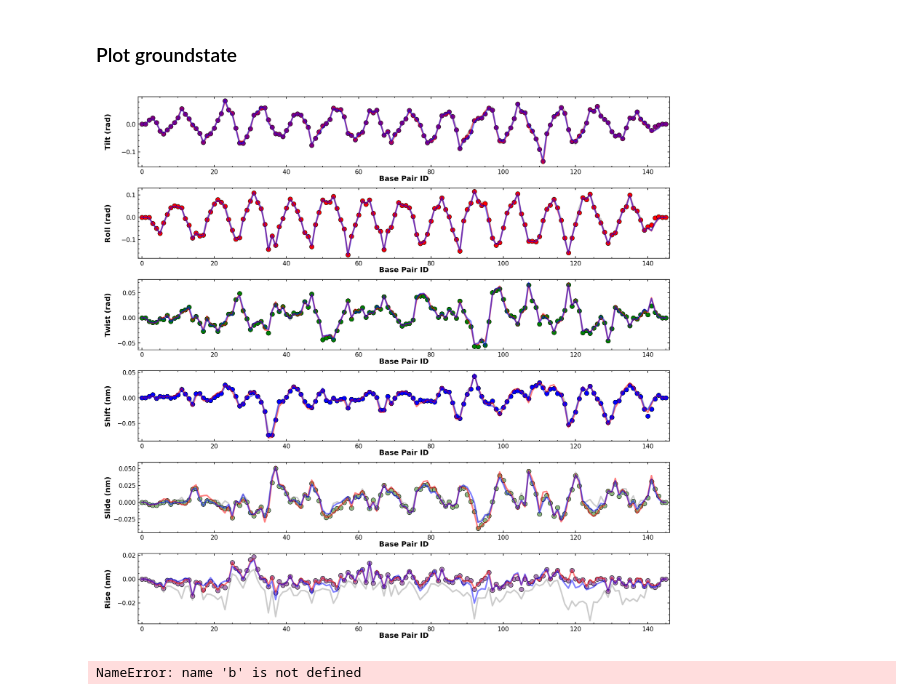
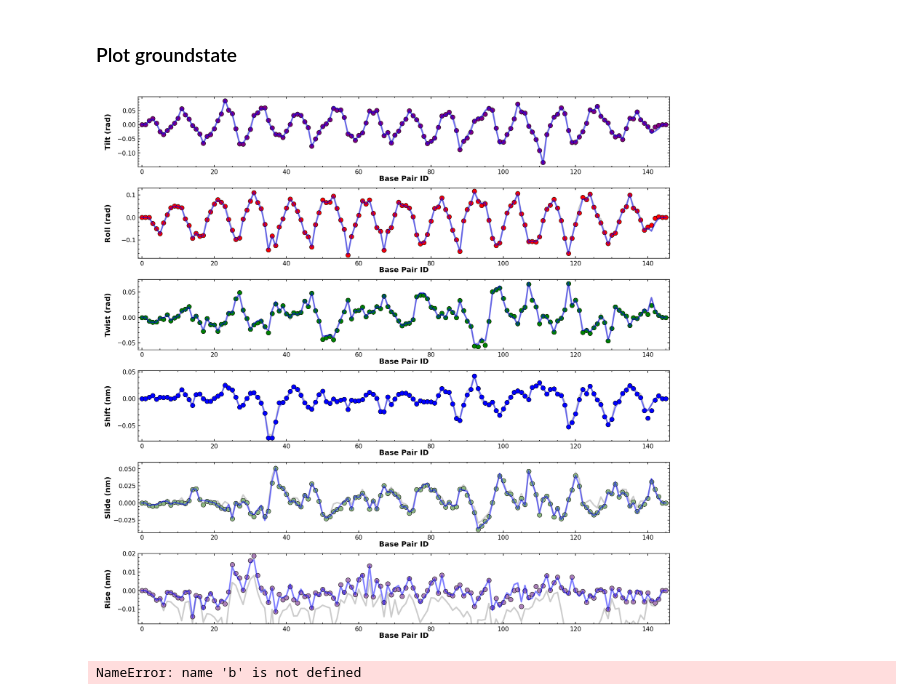
Before and after one commit to ymanish/NucFreeEnergy, a Jupyter notebook: test_theory.ipynb, the cells around one changed output. Cells and saved outputs as stored; diff of their text form; code cells hidden in the pictures.

```diff
--- a/test_theory.ipynb
+++ b/test_theory.ipynb
@@ -203,9 +203,8 @@ for i in range(6):
     # ax.plot(bpids,gsv_corr[:,i],linewidth=1,color='red',alpha=0.5)
     ax.plot(bpids,gsv[:,i],linewidth=1.2,color='black',alpha=0.2,zorder=1)
 
+    ax.plot(bpids,gsv_corr_old[:,i],linewidth=1.2,color='red',alpha=0.5,zorder=2)
     ax.plot(bpids,gsv_corr[:,i],linewidth=1.2,color='blue',alpha=0.5,zorder=2)
-
-    ax.plot(bpids,gsv_corr_old[:,i],linewidth=1.2,color='blue',alpha=0.5,zorder=2)
 
 
     # if i == 5:
@@ -227,6 +226,7 @@ for i in range(6):
 
     # ax1.set_xlim((0,50))
 
+ax6.set_ylim([-0.018,0.02])
 
 # # ###############################
 # # # legends
@@ -241,34 +241,34 @@ for i in range(6):
 
 
 for ax in axes:
     ###############################
     # set major and minor ticks
     ax.tick_params(axis="both",which='major',direction="in",width=axtick_major_width,length=axtick_major_length,labelsize=tick_labelsize,pad=tick_pad)
     ax.tick_params(axis='both',which='minor',direction="in",width=axtick_minor_width,length=axtick_minor_length)
         # print(zl)
         # print(forces)
 
     ###############################
     ax.xaxis.set_ticks_position('both')
     # set ticks right and top
     ax.yaxis.set_ticks_position('both')
 
     for axis in ['top','bottom','left','right']:
         ax.spines[axis].set_linewidth(axlinewidth)
 
 
 plt.subplots_adjust(left=0.08,
                     right=0.98,
                     bottom=0.03,
                     top=0.99,
                     wspace=0.3,
                     hspace=0.3)
 
 fig.savefig(savefn+'.pdf',dpi=300,transparent=True)
 fig.savefig(savefn+'.svg',dpi=300,transparent=True)
 fig.savefig(savefn+'.png',dpi=300,transparent=False)
 # %% [output]
-[figure, old version]
+[figure, new version]
 # %%
 a=b
 # %% [output]
```
Also changed, not shown: 1 other file.
